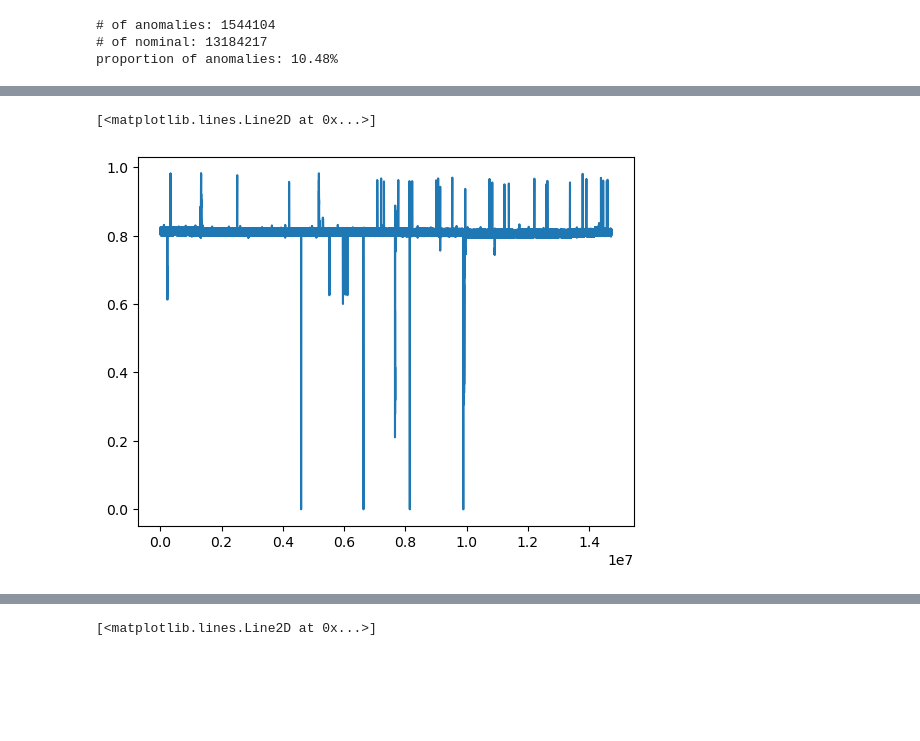
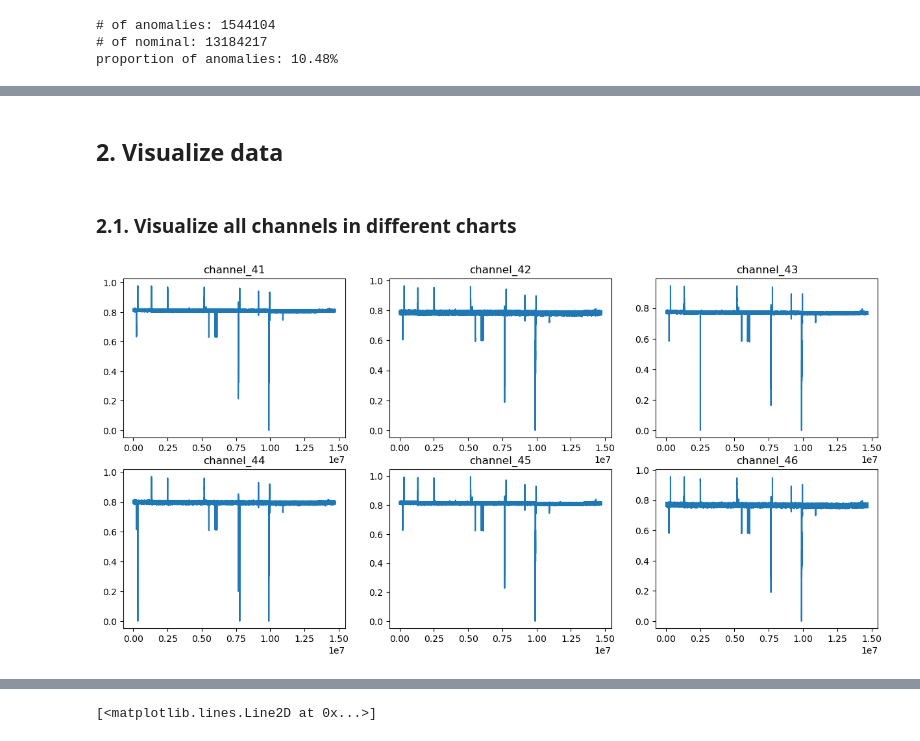
Before and after one commit to ZeIcaro/esa-anomaly-challenge, a Jupyter notebook: TP01.ipynb, the cells around one changed output, grey strips where cells are left out. Drawn from its saved outputs; the diff is of its cells as text; code cells hidden in the pictures; blank space fills up the shorter version.

```diff
--- a/TP01.ipynb
+++ b/TP01.ipynb
@@ -64,3 +67,9 @@ print('proportion of anomalies: ' + str((round(num_anomaly/len(df_train_4146), 4
 # of anomalies: 1544104
 # of nominal: 13184217
 proportion of anomalies: 10.48%
+# %%
+# To make our analysis faster in the beginning, we will get a sample of 100.000 rows
+# later, we can apply the analysis in the whole dataset to check
+
+df_sample = df_train_4146.sample(n=100000, random_state=42).sort_values(by=["id"])
+df_sample
@@ -67,5 +90,39 @@ proportion of anomalies: 10.48%
+# %% [markdown]
+## 2. Visualize data
+# %% [markdown]
+### 2.1. Visualize all channels in different charts
 # %%
-plt.plot(df_train_4146['id'], df_train_4146['channel_41'])
+figure, axis = plt.subplots(2, 3)
+
+X = df_sample['id']
+Y1 = df_sample['channel_41']
+Y2 = df_sample['channel_42']
+Y3 = df_sample['channel_43']
+Y4 = df_sample['channel_44']
+Y5 = df_sample['channel_45']
+Y6 = df_sample['channel_46']
+
+figure.set_figheight(7)
+figure.set_figwidth(15)
+
+axis[0, 0].plot(X, Y1)
+axis[0, 0].set_title("channel_41")
+
+axis[0, 1].plot(X, Y2)
+axis[0, 1].set_title("channel_42")
+
+axis[0, 2].plot(X, Y3)
+axis[0, 2].set_title("channel_43")
+
+axis[1, 0].plot(X, Y4)
+axis[1, 0].set_title("channel_44")
+
+axis[1, 1].plot(X, Y5)
+axis[1, 1].set_title("channel_45")
+
+axis[1, 2].plot(X, Y6)
+axis[1, 2].set_title("channel_46")
+
+plt.show()
 # %% [output]
-[<matplotlib.lines.Line2D at 0x...>]
-[figure, old version]
+[figure, new version]
```
Also changed, not shown: parts of 30 cells of this notebook.
